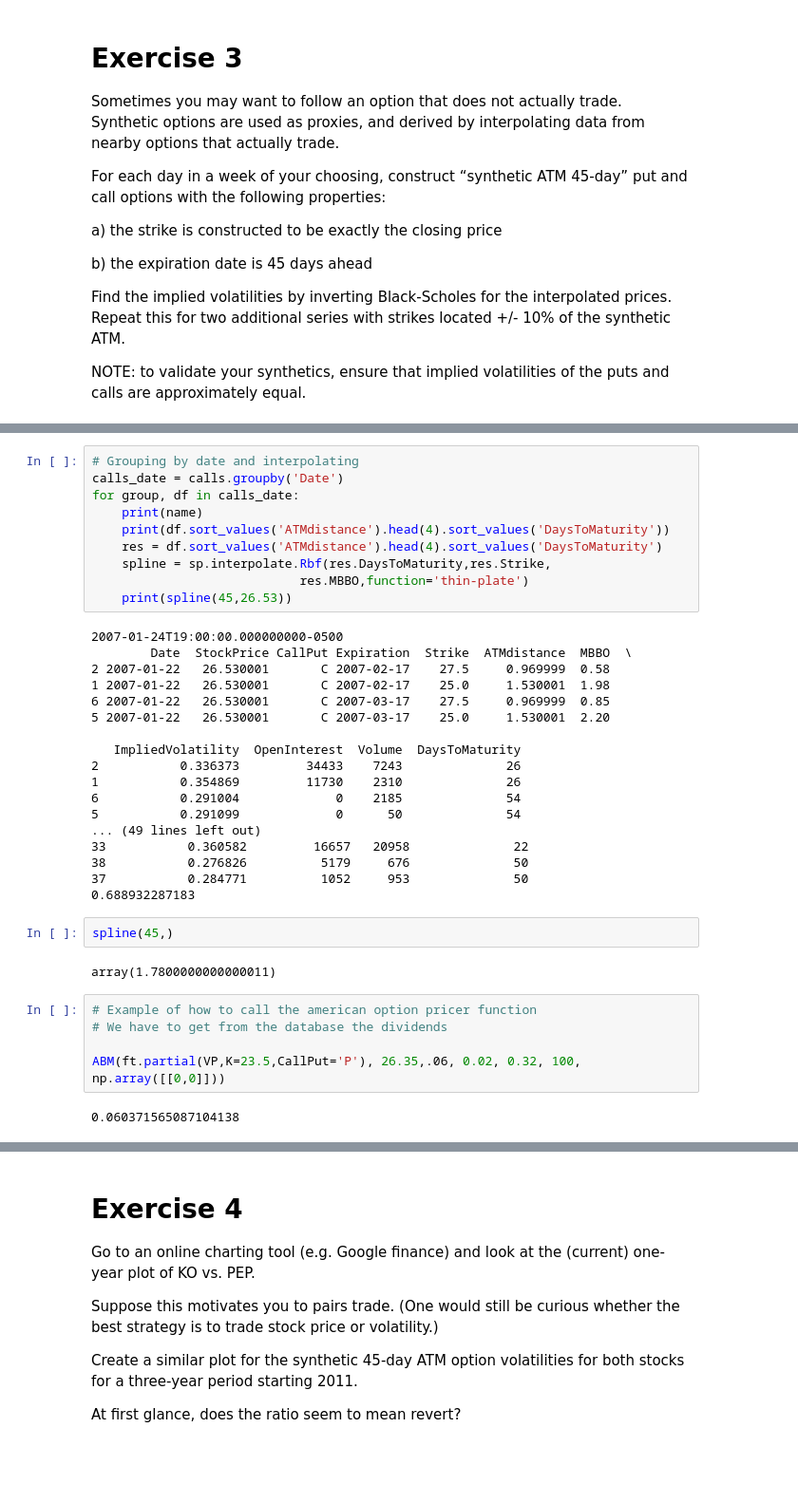
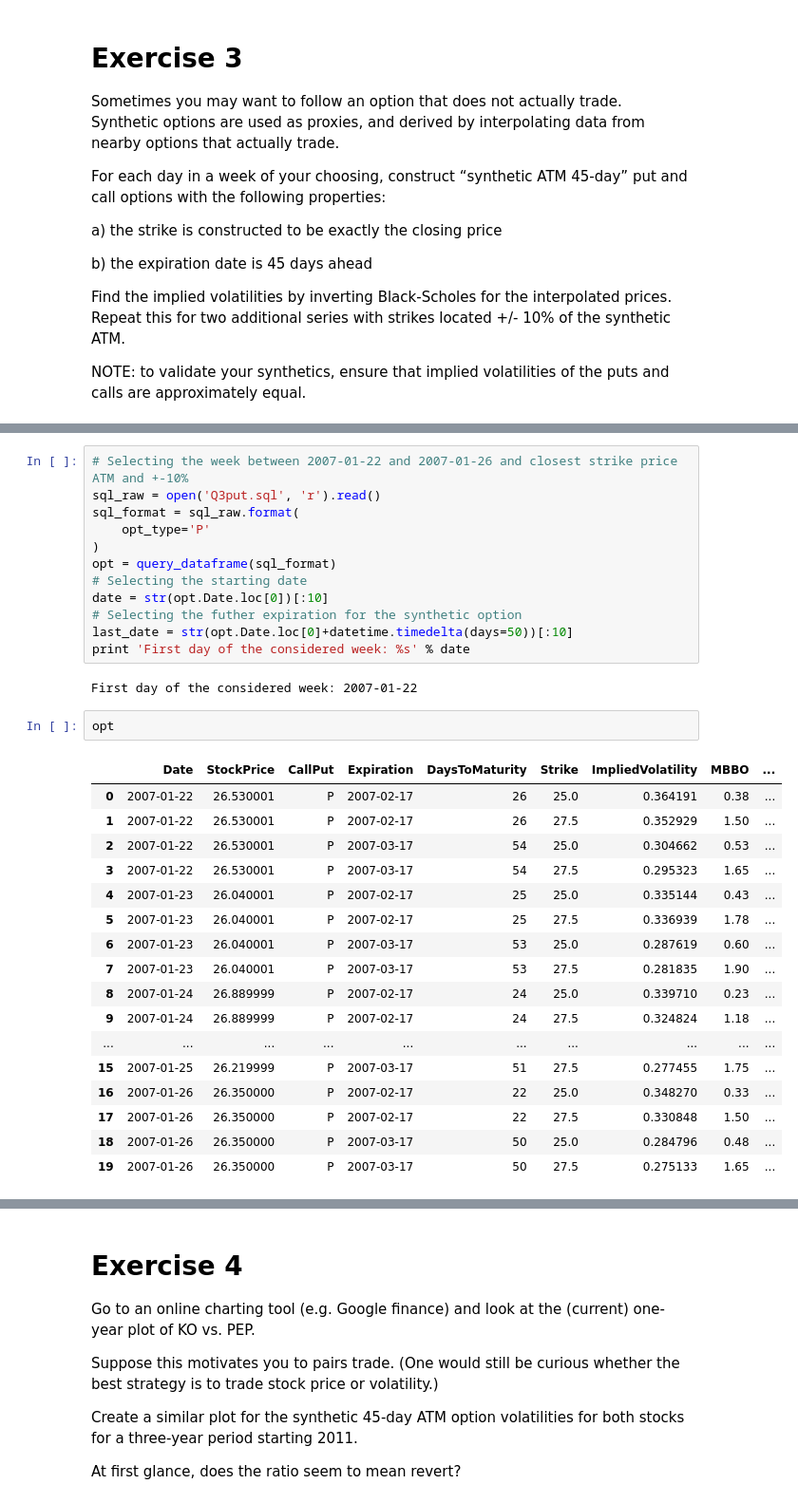
Before and after one commit to bspeice/experimental-finance, a Jupyter notebook: problem_set_3/Project3.ipynb, the cells around one changed output, grey strips where cells are left out. Shown at 95% size. Drawn from its saved outputs; the diff is of its cells as text; blank space fills up the shorter version.

```diff
--- a/problem_set_3/Project3.ipynb
+++ b/problem_set_3/Project3.ipynb
@@ -188,39 +186,34 @@ puts.sort_values(['ATMdistance'])
-# %%
-# Grouping by date and interpolating
-calls_date = calls.groupby('Date')
-for group, df in calls_date:
-    print(name)
-    print(df.sort_values('ATMdistance').head(4).sort_values('DaysToMaturity'))
-    res = df.sort_values('ATMdistance').head(4).sort_values('DaysToMaturity')
-    spline = sp.interpolate.Rbf(res.DaysToMaturity,res.Strike,
-                            res.MBBO,function='thin-plate')
-    print(spline(45,26.53))
-# %% [output]
-2007-01-24T19:00:00.000000000-0500
-        Date  StockPrice CallPut Expiration  Strike  ATMdistance  MBBO  \
-2 2007-01-22   26.530001       C 2007-02-17    27.5     0.969999  0.58
-1 2007-01-22   26.530001       C 2007-02-17    25.0     1.530001  1.98
-6 2007-01-22   26.530001       C 2007-03-17    27.5     0.969999  0.85
-5 2007-01-22   26.530001       C 2007-03-17    25.0     1.530001  2.20
-
-   ImpliedVolatility  OpenInterest  Volume  DaysToMaturity
-2           0.336373         34433    7243              26
-1           0.354869         11730    2310              26
-6           0.291004             0    2185              54
-5           0.291099             0      50              54
-... (49 lines left out)
-33           0.360582         16657   20958              22
-38           0.276826          5179     676              50
-37           0.284771          1052     953              50
-0.688932287183
-# %%
-spline(45,)
-# %% [output]
-array(1.7800000000000011)
-# %%
-# Example of how to call the american option pricer function
-# We have to get from the database the dividends
-
-ABM(ft.partial(VP,K=23.5,CallPut='P'), 26.35,.06, 0.02, 0.32, 100, np.array([[0,0]]))
-# %% [output]
-0.060371565087104138
+# %%
+# Selecting the week between 2007-01-22 and 2007-01-26 and closest strike price ATM and +-10%
+sql_raw = open('Q3put.sql', 'r').read()
+sql_format = sql_raw.format(
+    opt_type='P'
+)
+opt = query_dataframe(sql_format)
+# Selecting the starting date
+date = str(opt.Date.loc[0])[:10]
+# Selecting the futher expiration for the synthetic option
+last_date = str(opt.Date.loc[0]+datetime.timedelta(days=50))[:10]
+print 'First day of the considered week: %s' % date
+# %% [output]
+First day of the considered week: 2007-01-22
+# %%
+opt
+# %% [output]
+|  | Date | StockPrice | CallPut | Expiration | DaysToMaturity | Strike | ImpliedVolatility | MBBO | ... |
+| 0 | 2007-01-22 | 26.530001 | P | 2007-02-17 | 26 | 25.0 | 0.364191 | 0.38 | ... |
+| 1 | 2007-01-22 | 26.530001 | P | 2007-02-17 | 26 | 27.5 | 0.352929 | 1.50 | ... |
+| 2 | 2007-01-22 | 26.530001 | P | 2007-03-17 | 54 | 25.0 | 0.304662 | 0.53 | ... |
+| 3 | 2007-01-22 | 26.530001 | P | 2007-03-17 | 54 | 27.5 | 0.295323 | 1.65 | ... |
+| 4 | 2007-01-23 | 26.040001 | P | 2007-02-17 | 25 | 25.0 | 0.335144 | 0.43 | ... |
+| 5 | 2007-01-23 | 26.040001 | P | 2007-02-17 | 25 | 27.5 | 0.336939 | 1.78 | ... |
+| 6 | 2007-01-23 | 26.040001 | P | 2007-03-17 | 53 | 25.0 | 0.287619 | 0.60 | ... |
+| 7 | 2007-01-23 | 26.040001 | P | 2007-03-17 | 53 | 27.5 | 0.281835 | 1.90 | ... |
+| 8 | 2007-01-24 | 26.889999 | P | 2007-02-17 | 24 | 25.0 | 0.339710 | 0.23 | ... |
+| 9 | 2007-01-24 | 26.889999 | P | 2007-02-17 | 24 | 27.5 | 0.324824 | 1.18 | ... |
+| ... | ... | ... | ... | ... | ... | ... | ... | ... | ... |
+| 15 | 2007-01-25 | 26.219999 | P | 2007-03-17 | 51 | 27.5 | 0.277455 | 1.75 | ... |
+| 16 | 2007-01-26 | 26.350000 | P | 2007-02-17 | 22 | 25.0 | 0.348270 | 0.33 | ... |
+| 17 | 2007-01-26 | 26.350000 | P | 2007-02-17 | 22 | 27.5 | 0.330848 | 1.50 | ... |
+| 18 | 2007-01-26 | 26.350000 | P | 2007-03-17 | 50 | 25.0 | 0.284796 | 0.48 | ... |
+| 19 | 2007-01-26 | 26.350000 | P | 2007-03-17 | 50 | 27.5 | 0.275133 | 1.65 | ... |
```
Also changed, not shown: parts of 8 cells of this notebook, 4 other files.
